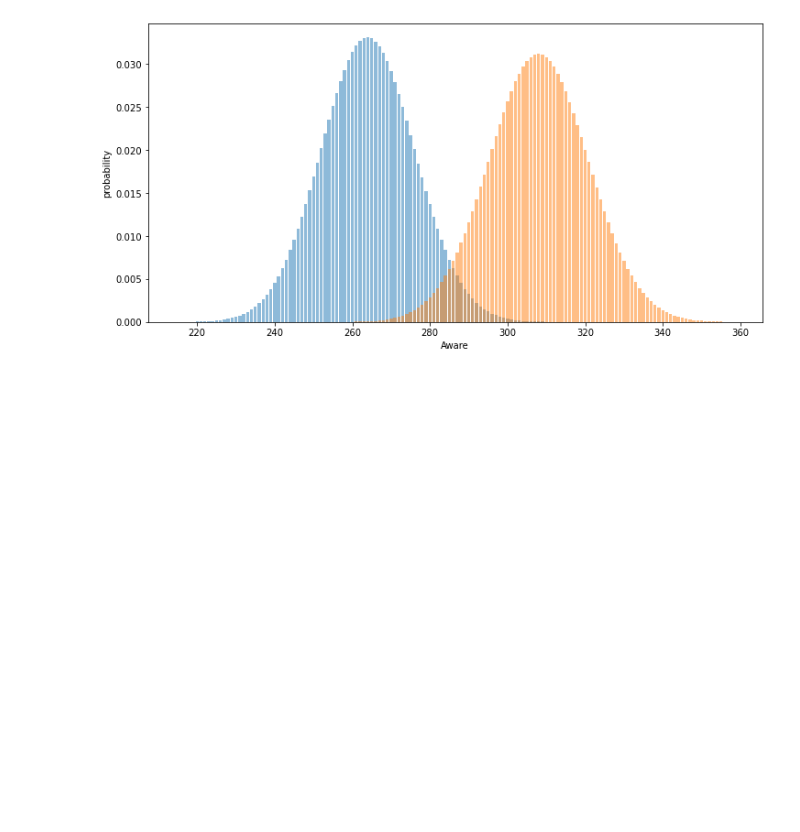
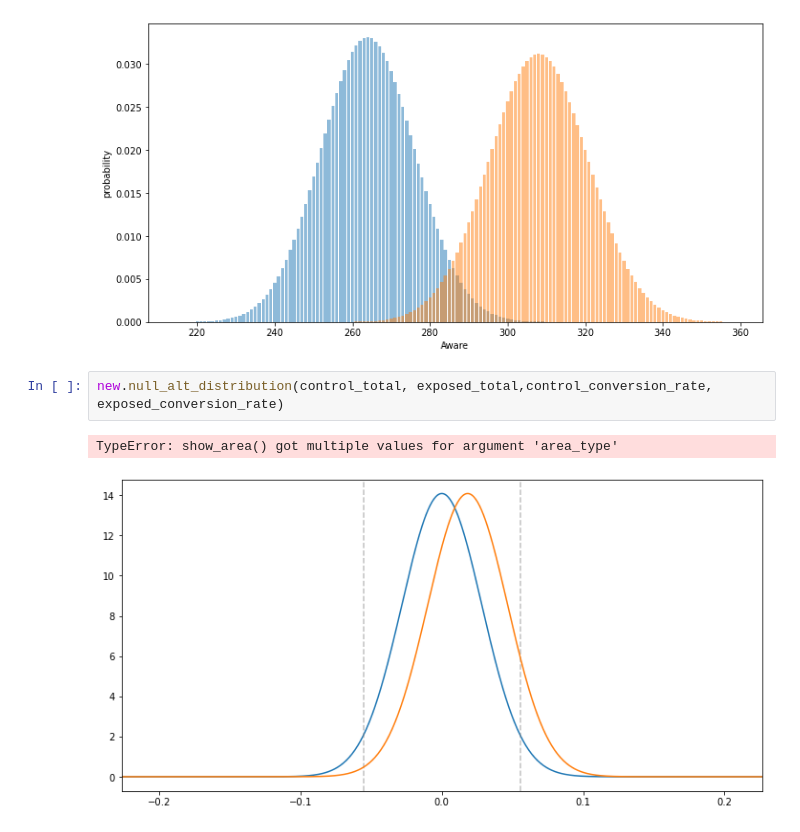
Before and after one commit to Samrawit02/SmartAd_AB_test, a Jupyter notebook: notebooks/Classical AB testing.ipynb, the cells around one changed output. Drawn from its saved outputs; the diff is of its cells as text; blank space fills up the shorter version.

```diff
--- a/notebooks/Classical AB testing.ipynb
+++ b/notebooks/Classical AB testing.ipynb
@@ -97,3 +98,8 @@ new = dp.DistributionPlots()
 new.cont_exp_distribution(control_aware, expose_aware, control_total, exposed_total, control_conversion_rate, exposed_conversion_rate)
 # %% [output]
 [figure]
+# %%
+new.null_alt_distribution(control_total, exposed_total,control_conversion_rate, exposed_conversion_rate)
+# %% [output]
+TypeError: show_area() got multiple values for argument 'area_type'
+[figure, added]
```
Also changed, not shown: parts of 7 cells of this notebook.
